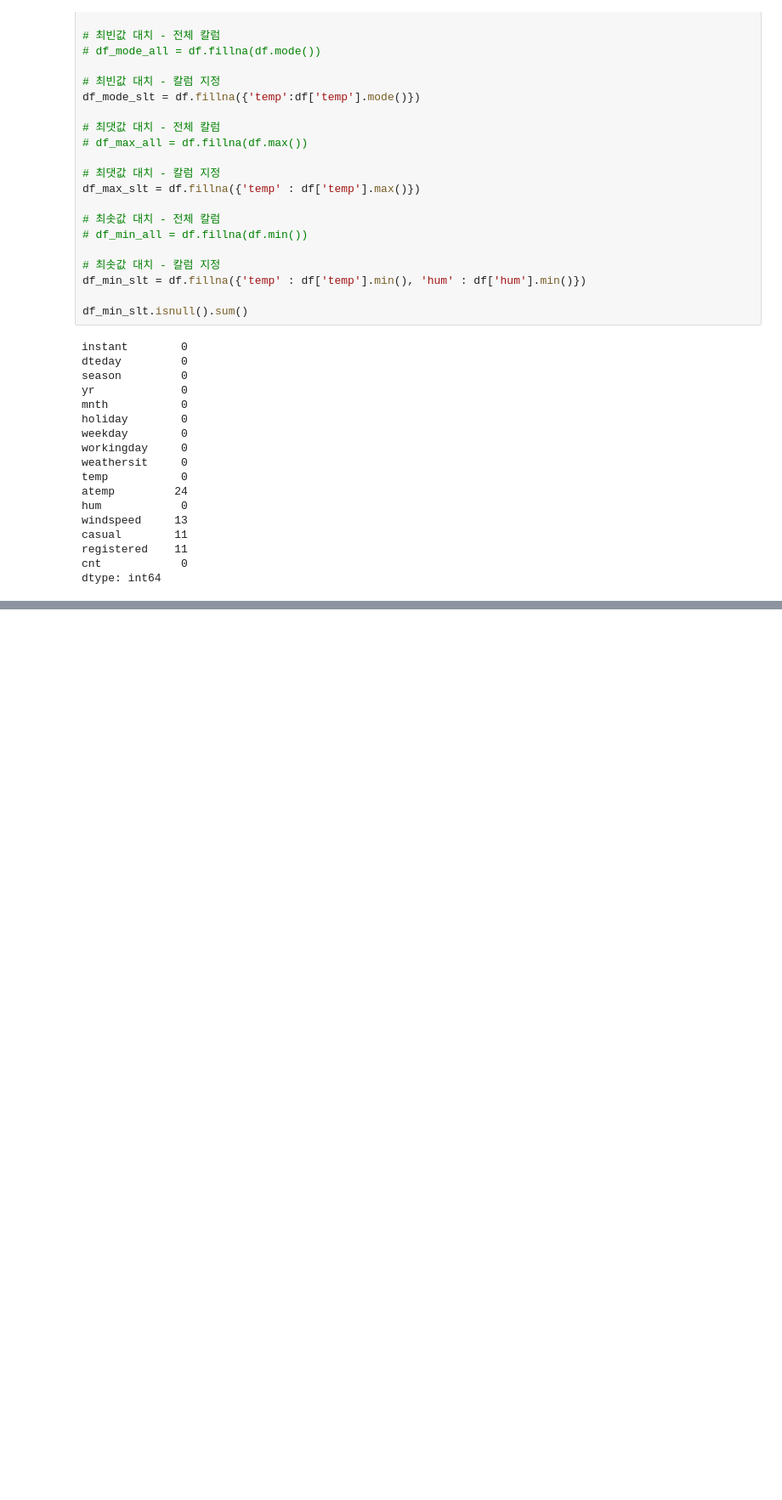
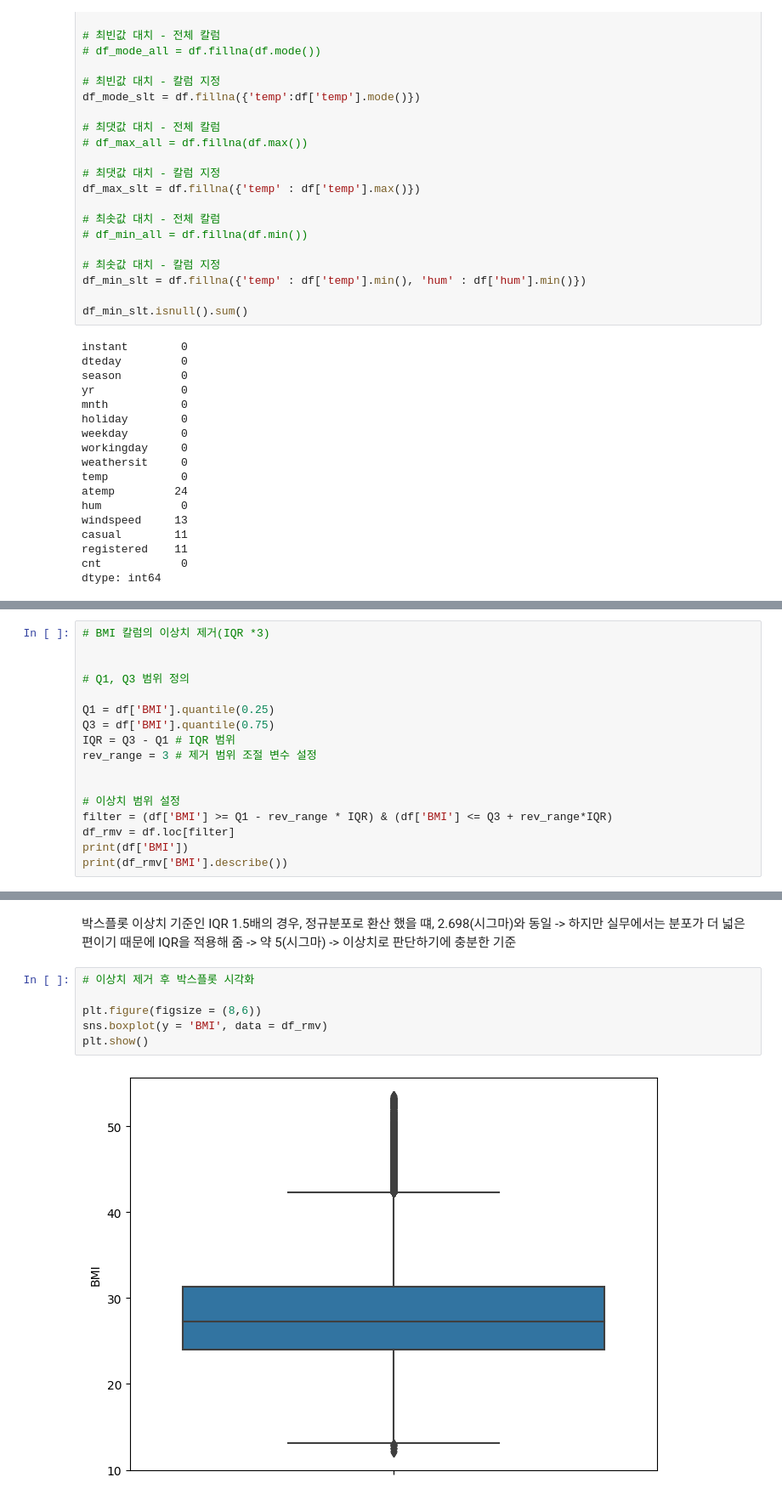
Before and after one commit to hyeming-king/data-anaylst-allthings, a Jupyter notebook: 11_데이터전처리.ipynb, the cells around one changed output, grey strips where cells are left out. Shown at 85% size. Drawn from its saved outputs; the diff is of its cells as text; blank space fills up the shorter version.

```diff
--- a/11_데이터전처리.ipynb
+++ b/11_데이터전처리.ipynb
@@ -264,0 +364,17 @@ dtype: int64
+# %%
+# BMI 칼럼의 이상치 제거(IQR *3)
+
+
+# Q1, Q3 범위 정의
+
+Q1 = df['BMI'].quantile(0.25)
+Q3 = df['BMI'].quantile(0.75)
+IQR = Q3 - Q1 # IQR 범위
+rev_range = 3 # 제거 범위 조절 변수 설정
+
+
+# 이상치 범위 설정
+filter = (df['BMI'] >= Q1 - rev_range * IQR) & (df['BMI'] <= Q3 + rev_range*IQR)
+df_rmv = df.loc[filter]
+print(df['BMI'])
+print(df_rmv['BMI'].describe())
@@ -264,0 +399,11 @@ dtype: int64
+# %% [markdown]
+박스플롯 이상치 기준인 IQR 1.5배의 경우, 정규분포로 환산 했을 떄, 2.698(시그마)와 동일
+-> 하지만 실무에서는 분포가 더 넓은 편이기 때문에 IQR을 적용해 줌 -> 약 5(시그마) -> 이상치로 판단하기에 충분한 기준
+# %%
+# 이상치 제거 후 박스플롯 시각화
+
+plt.figure(figsize = (8,6))
+sns.boxplot(y = 'BMI', data = df_rmv)
+plt.show()
+# %% [output]
+[figure, added]
```
Also changed, not shown: parts of 24 cells of this notebook, 2 other files.
